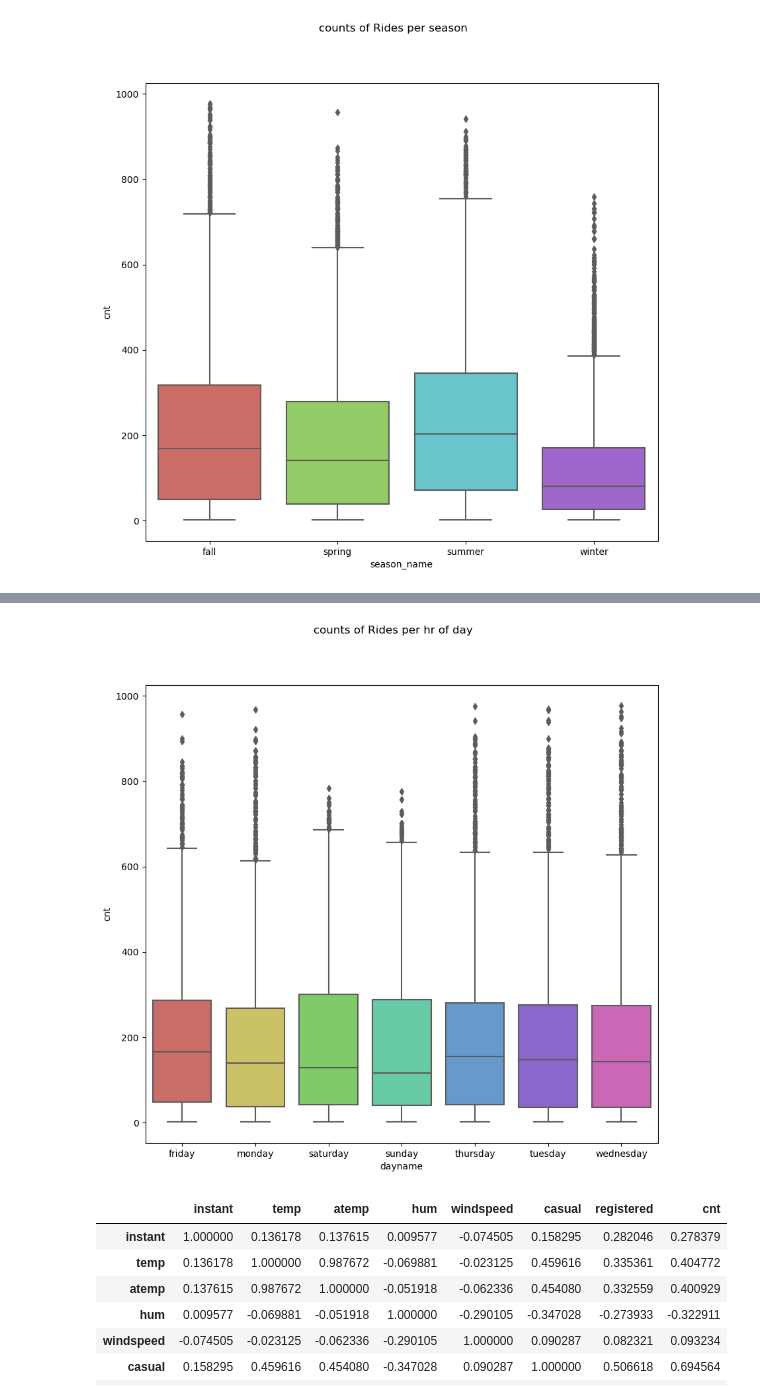
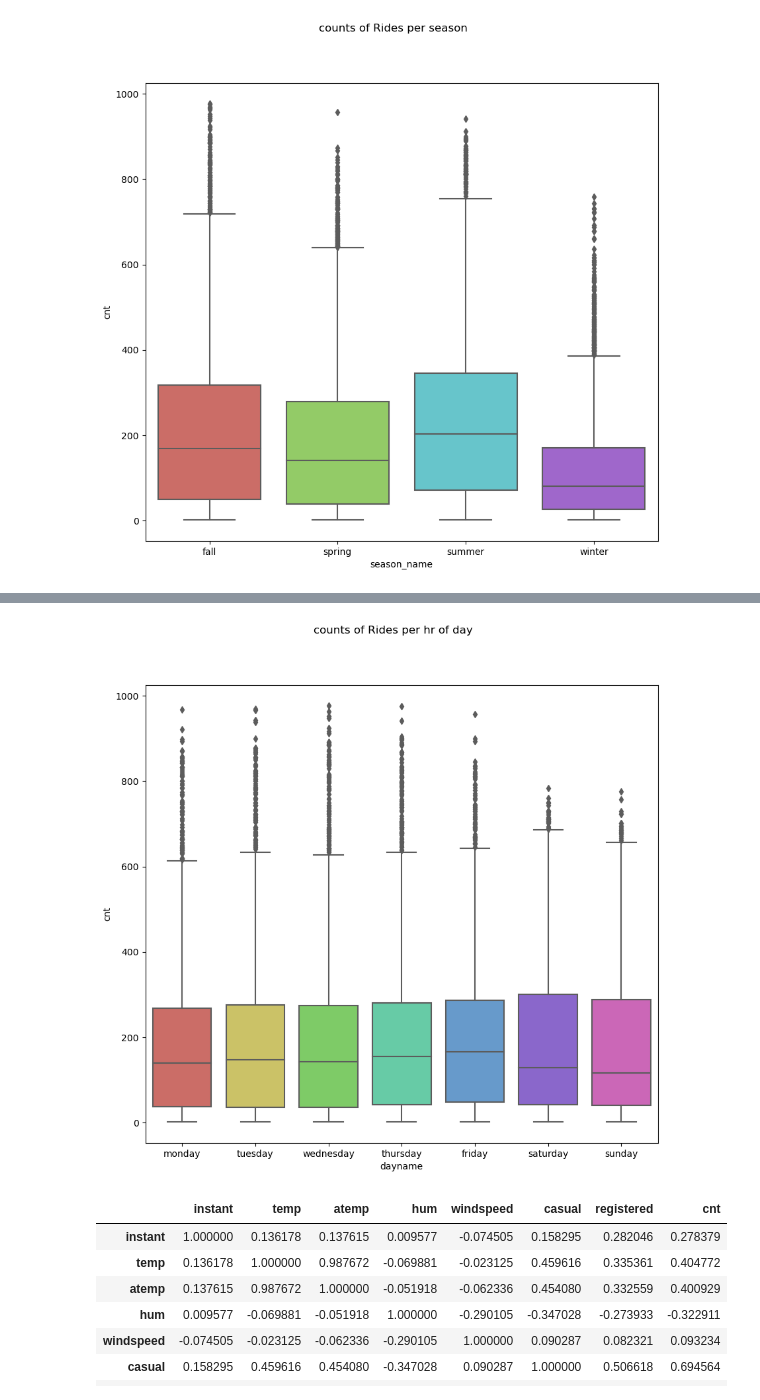
Before and after one commit to cdb8675309/Sprint-1, a Jupyter notebook: P3_S1.ipynb, the cells around one changed output, grey strips where cells are left out. Drawn from its saved outputs; the diff is of its cells as text; code cells hidden in the pictures.

```diff
--- a/P3_S1.ipynb
+++ b/P3_S1.ipynb
@@ -292,14 +292,14 @@ plt.show()
 # %%
 import matplotlib.pyplot as plt
 import seaborn as sns
 
 fig, ax = plt.subplots(figsize=(10,9))
 
-sns.boxplot(data=cabi_hr, x='dayname', y='cnt', palette='hls')
+sns.boxplot(data=cabi_hr, x='dayname', y='cnt', palette='hls', order=[ 'monday', 'tuesday', 'wednesday', 'thursday', 'friday', 'saturday', 'sunday'])
 plt.suptitle('counts of Rides per hr of day')
 plt.show()
 # %% [output]
-[figure, old version]
+[figure, new version]
 # %%
 corr_cabi_hr = cabi_hr.corr()
 corr_cabi_hr
```
Also changed, not shown: parts of 4 cells of this notebook.
